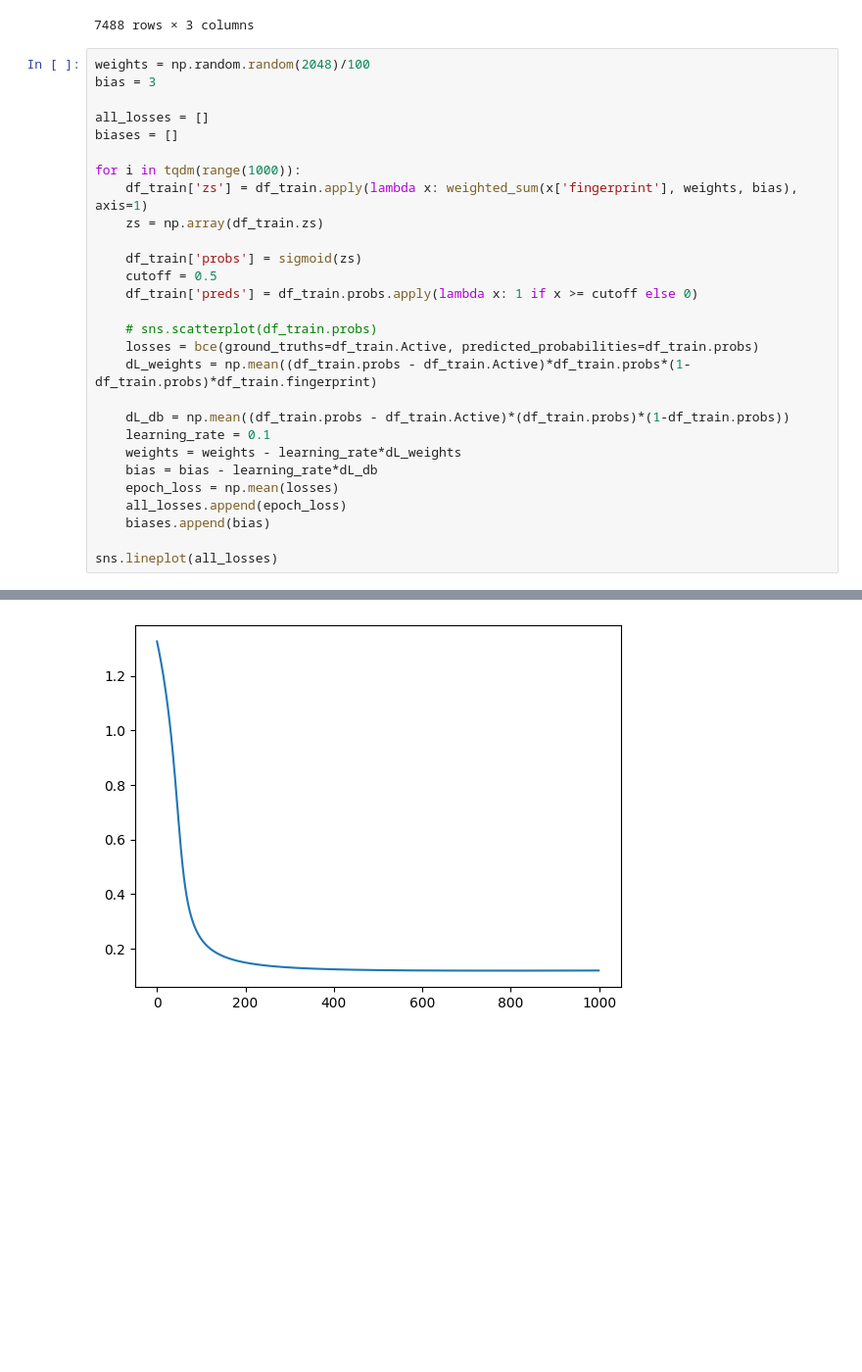
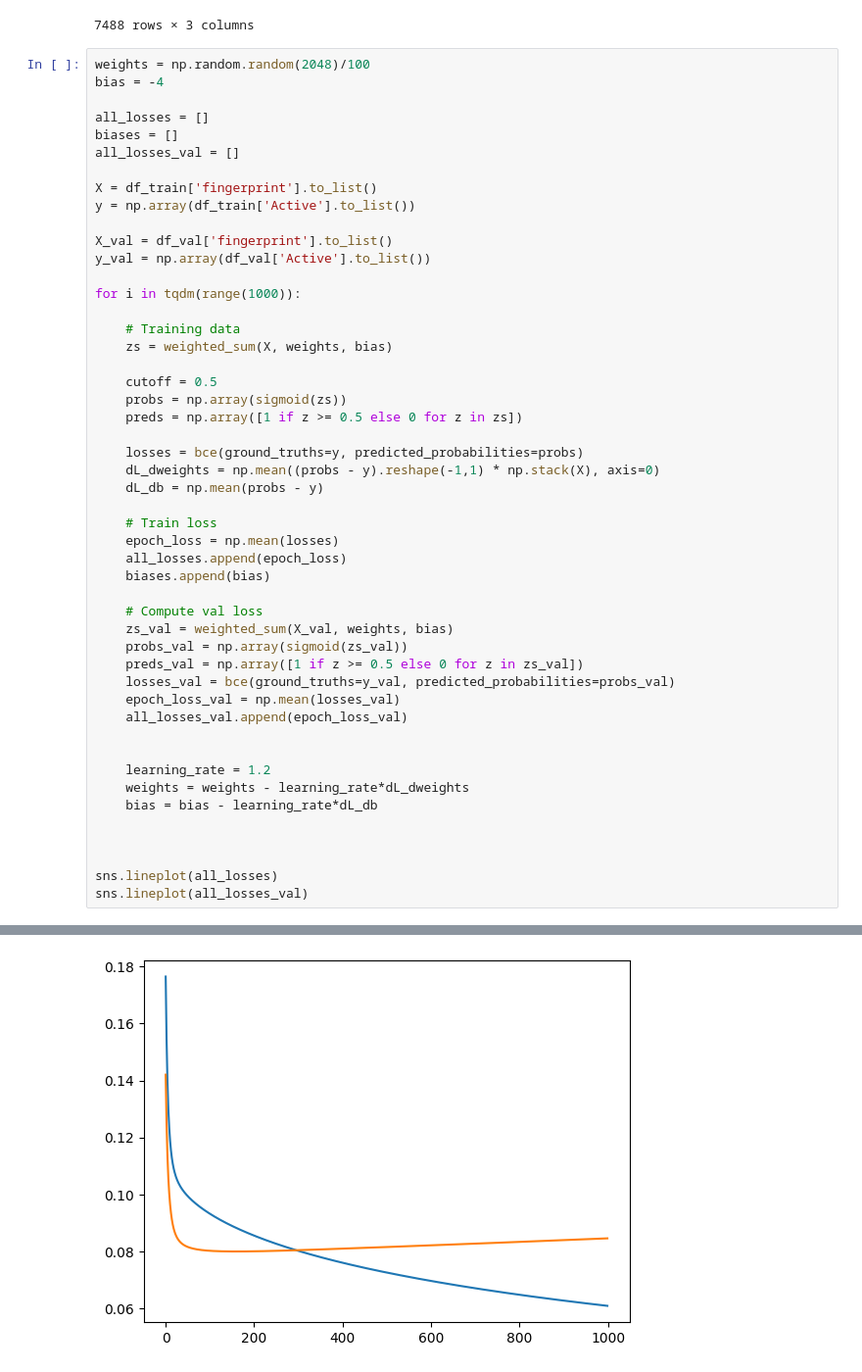
Before and after one commit to dppiper/Tox21-Neural-Network-From-Scratch, a Jupyter notebook: neural_network_from_scratch.ipynb, the cells around one changed output, grey strips where cells are left out. Shown at 98% size. Cells and saved outputs as stored; diff of their text form; blank space fills up the shorter version.

```diff
--- a/neural_network_from_scratch.ipynb
+++ b/neural_network_from_scratch.ipynb
@@ -85,30 +85,51 @@ df_train
 7488 rows × 3 columns
 # %%
 weights = np.random.random(2048)/100
-bias = 3
+bias = -4
 
 all_losses = []
 biases = []
+all_losses_val = []
+
+X = df_train['fingerprint'].to_list()
+y = np.array(df_train['Active'].to_list())
+
+X_val = df_val['fingerprint'].to_list()
+y_val = np.array(df_val['Active'].to_list())
 
 for i in tqdm(range(1000)):
-    df_train['zs'] = df_train.apply(lambda x: weighted_sum(x['fingerprint'], weights, bias), axis=1)
-    zs = np.array(df_train.zs)
 
-    df_train['probs'] = sigmoid(zs)
+    # Training data
+    zs = weighted_sum(X, weights, bias)
+
     cutoff = 0.5
-    df_train['preds'] = df_train.probs.apply(lambda x: 1 if x >= cutoff else 0)
+    probs = np.array(sigmoid(zs))
+    preds = np.array([1 if z >= 0.5 else 0 for z in zs])
 
-    # sns.scatterplot(df_train.probs)
-    losses = bce(ground_truths=df_train.Active, predicted_probabilities=df_train.probs)
-    dL_weights = np.mean((df_train.probs - df_train.Active)*df_train.probs*(1-df_train.probs)*df_train.fingerprint)
+    losses = bce(ground_truths=y, predicted_probabilities=probs)
+    dL_dweights = np.mean((probs - y).reshape(-1,1) * np.stack(X), axis=0)
+    dL_db = np.mean(probs - y)
 
-    dL_db = np.mean((df_train.probs - df_train.Active)*(df_train.probs)*(1-df_train.probs))
-    learning_rate = 0.1
-    weights = weights - learning_rate*dL_weights
-    bias = bias - learning_rate*dL_db
+    # Train loss
     epoch_loss = np.mean(losses)
     all_losses.append(epoch_loss)
     biases.append(bias)
 
+    # Compute val loss
+    zs_val = weighted_sum(X_val, weights, bias)
+    probs_val = np.array(sigmoid(zs_val))
+    preds_val = np.array([1 if z >= 0.5 else 0 for z in zs_val])
+    losses_val = bce(ground_truths=y_val, predicted_probabilities=probs_val)
+    epoch_loss_val = np.mean(losses_val)
+    all_losses_val.append(epoch_loss_val)
+
+
+    learning_rate = 1.2
+    weights = weights - learning_rate*dL_dweights
+    bias = bias - learning_rate*dL_db
+
+
+
 sns.lineplot(all_losses)
+sns.lineplot(all_losses_val)
 # %% [output]
@@ -133,2 +137,2 @@ See the caveats in the documentation: https://pandas.pydata.org/pandas-docs/stab
-[figure, old version]
+[figure, new version]
 # %%
```
Also changed, not shown: parts of 7 cells of this notebook.
